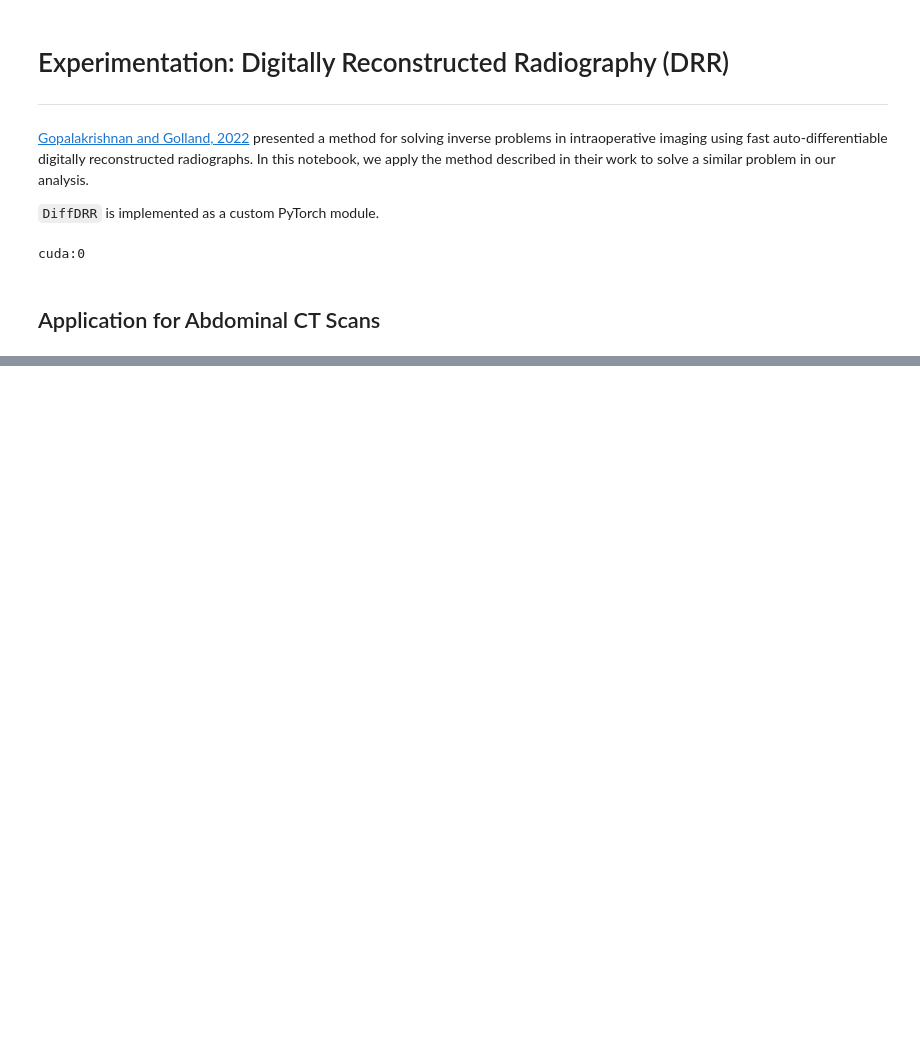
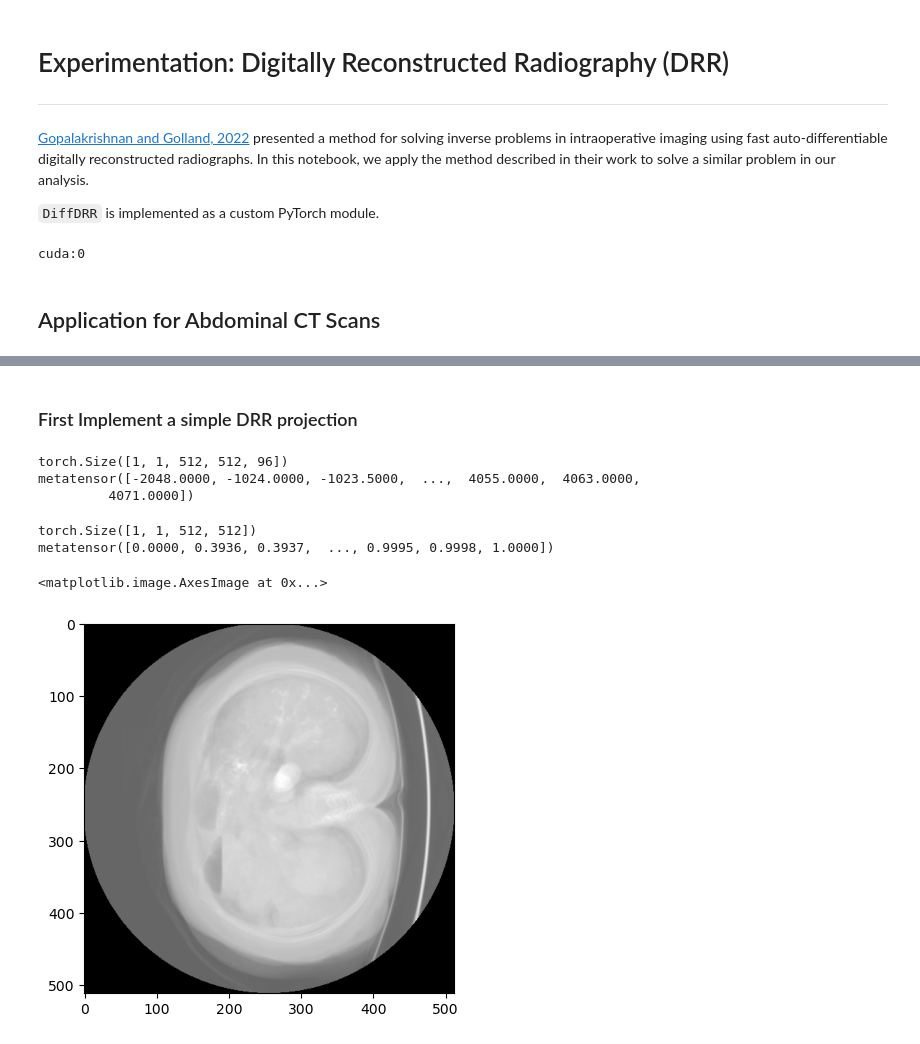
Before and after one commit to LucianoDeben/5ARIP10-ITP-T3G3, a Jupyter notebook: notebooks/drr.ipynb, the cells around one changed output, grey strips where cells are left out. Drawn from its saved outputs; the diff is of its cells as text; code cells hidden in the pictures; blank space fills up the shorter version.

```diff
--- a/notebooks/drr.ipynb
+++ b/notebooks/drr.ipynb
@@ -250,0 +255,31 @@ plt.show()
+# %% [markdown]
+### First Implement a simple DRR projection
+# %%
+print(image.shape)
+print(image.unique())
+# %% [output]
+torch.Size([1, 1, 512, 512, 96])
+metatensor([-2048.0000, -1024.0000, -1023.5000,  ...,  4055.0000,  4063.0000,
+         4071.0000])
+# %%
+# Sum along the depth axis (axis=-1 for the last axis)
+projection = image.sum(dim=-1)
+
+# Normalize to the range 0-1
+min_val = projection.min()
+max_val = projection.max()
+normalized_projection = (projection - min_val) / (max_val - min_val)
+
+print(normalized_projection.shape)
+print(normalized_projection.unique())
+# %% [output]
+torch.Size([1, 1, 512, 512])
+metatensor([0.0000, 0.3936, 0.3937,  ..., 0.9995, 0.9998, 1.0000])
+# %%
+import matplotlib.pyplot as plt
+
+# Visualize the projection
+plt.imshow(normalized_projection[0, 0], cmap="gray")
+# %% [output]
+<matplotlib.image.AxesImage at 0x...>
+[figure, added]
```
Also changed, not shown: parts of 13 cells of this notebook, 7 other files.
